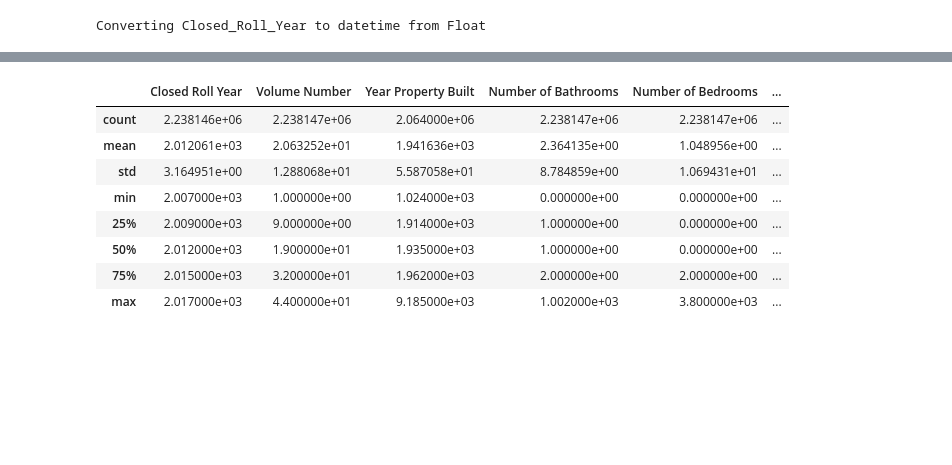
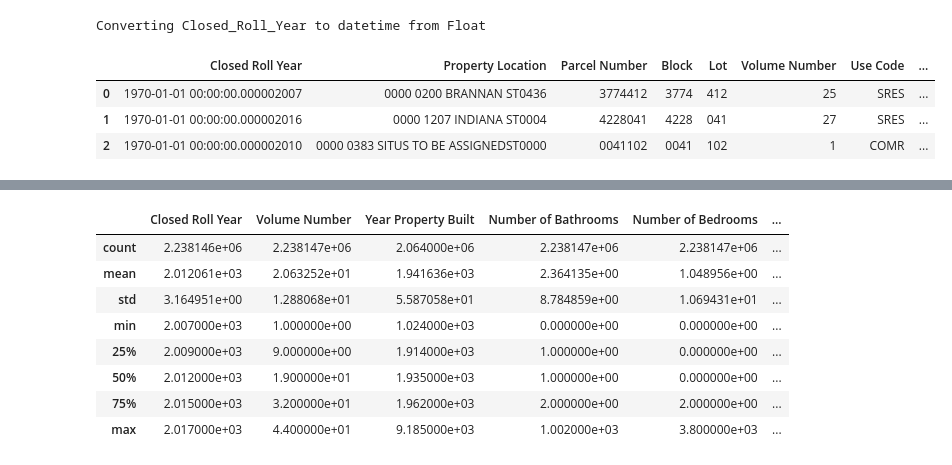
Before and after one commit to daericks/datasf, a Jupyter notebook: notebooks/property_tax_rolls-clean_dataset.ipynb, the cells around one changed output, grey strips where cells are left out. Saved outputs shown, nothing was run; the diff lists cells and outputs as text; code cells hidden in the pictures; blank space fills up the shorter version.

```diff
--- a/notebooks/property_tax_rolls-clean_dataset.ipynb
+++ b/notebooks/property_tax_rolls-clean_dataset.ipynb
@@ -181,2 +185,9 @@ df['Closed Roll Year'] = pd.to_datetime(df['Closed Roll Year'])
 # %% [output]
 Converting Closed_Roll_Year to datetime from Float
+# %%
+df.head(3)
+# %% [output]
+|  | Closed Roll Year | Property Location | Parcel Number | Block | Lot | Volume Number | Use Code | ... |
+| 0 | 1970-01-01 00:00:00.000002007 | 0000 0200 BRANNAN ST0436 | 3774412 | 3774 | 412 | 25 | SRES | ... |
+| 1 | 1970-01-01 00:00:00.000002016 | 0000 1207 INDIANA ST0004 | 4228041 | 4228 | 041 | 27 | SRES | ... |
+| 2 | 1970-01-01 00:00:00.000002010 | 0000 0383 SITUS TO BE ASSIGNEDST0000 | 0041102 | 0041 | 102 | 1 | COMR | ... |
```
Also changed, not shown: parts of 5 cells of this notebook.
